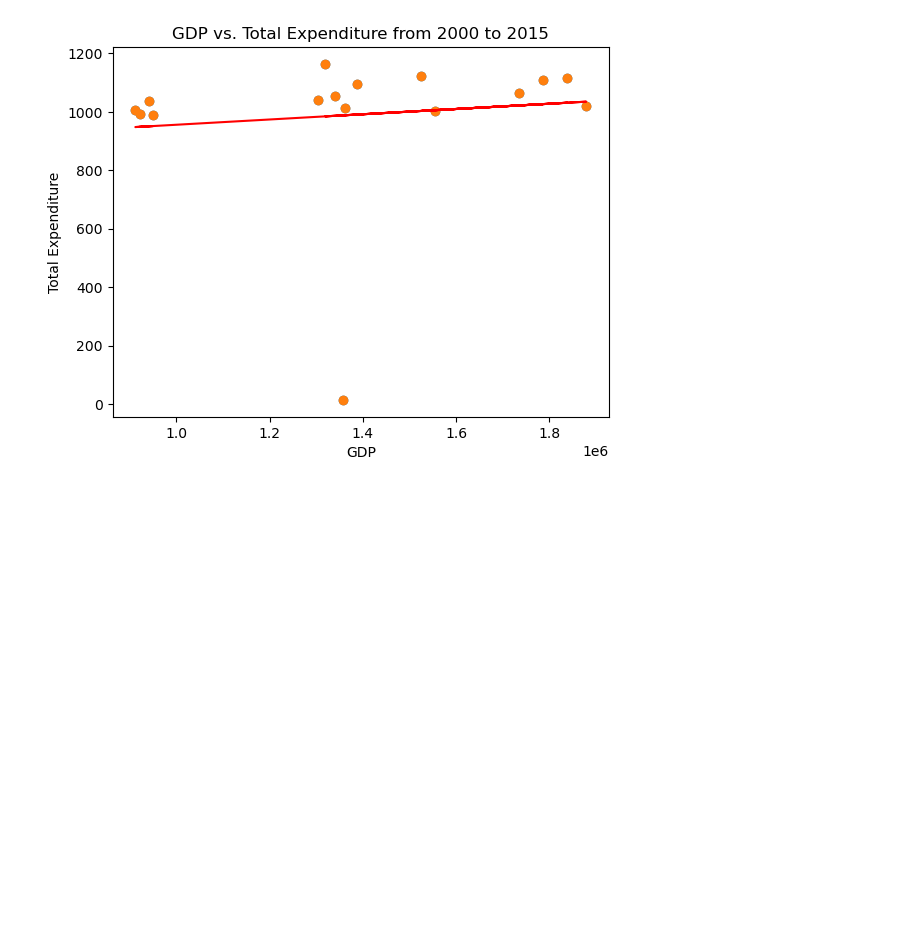
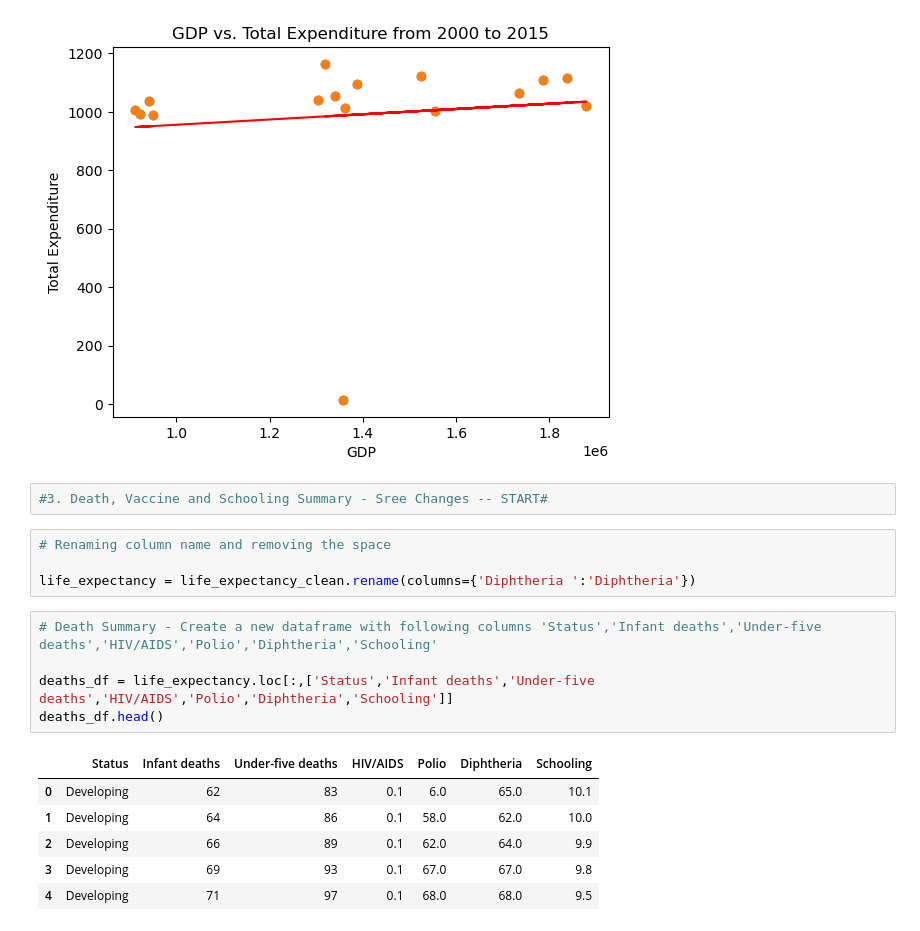
Before and after one commit to msncn/scs-pj1-team11, a Jupyter notebook: pj1_team11.ipynb, the cells around one changed output. Drawn from its saved outputs; the diff is of its cells as text; blank space fills up the shorter version.

Commit message:
Sree Changes for module 3

```diff
--- a/pj1_team11.ipynb
+++ b/pj1_team11.ipynb
@@ -477,3 +477,21 @@ The r-value is 0.11 and r-squared is 0.01
 The correlation between GDP and Total Expenditure is 0.11
 y = 0.0x + 866.04
 [figure]
+# %%
+#3. Death, Vaccine and Schooling Summary - Sree Changes -- START#
+# %%
+# Renaming column name and removing the space
+
+life_expectancy = life_expectancy_clean.rename(columns={'Diphtheria ':'Diphtheria'})
+# %%
+# Death Summary - Create a new dataframe with following columns 'Status','Infant deaths','Under-five deaths','HIV/AIDS','Polio','Diphtheria','Schooling'
+
+deaths_df = life_expectancy.loc[:,['Status','Infant deaths','Under-five deaths','HIV/AIDS','Polio','Diphtheria','Schooling']]
+deaths_df.head()
+# %% [output]
+|  | Status | Infant deaths | Under-five deaths | HIV/AIDS | Polio | Diphtheria | Schooling |
+| 0 | Developing | 62 | 83 | 0.1 | 6.0 | 65.0 | 10.1 |
+| 1 | Developing | 64 | 86 | 0.1 | 58.0 | 62.0 | 10.0 |
+| 2 | Developing | 66 | 89 | 0.1 | 62.0 | 64.0 | 9.9 |
+| 3 | Developing | 69 | 93 | 0.1 | 67.0 | 67.0 | 9.8 |
+| 4 | Developing | 71 | 97 | 0.1 | 68.0 | 68.0 | 9.5 |
```
Also changed, not shown: parts of 7 cells of this notebook, 10 other files.
